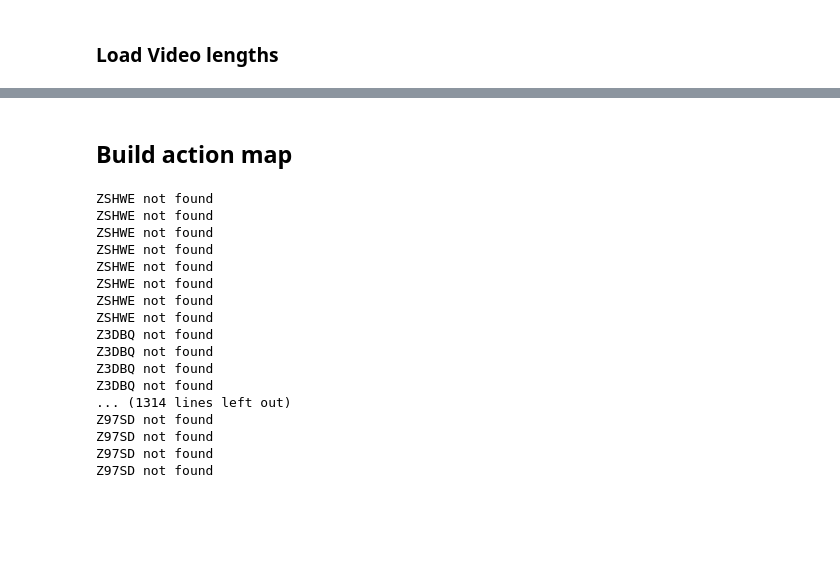
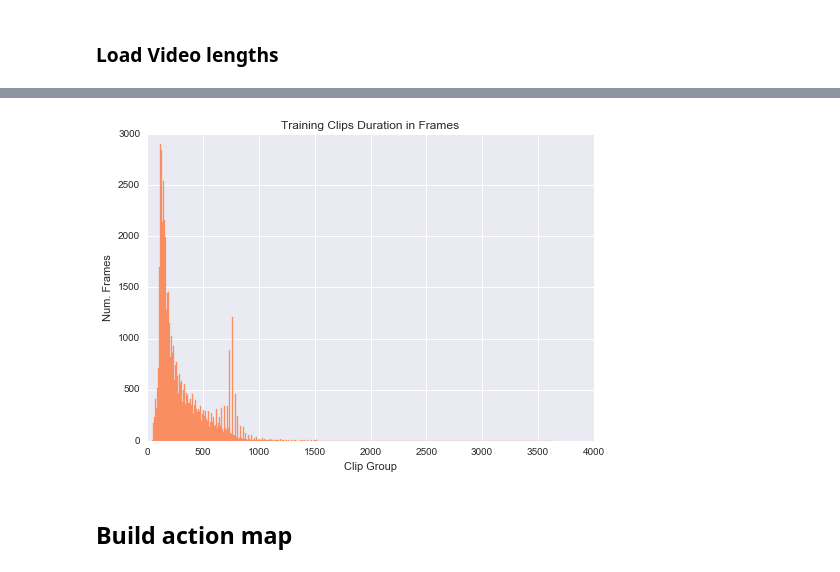
Before and after one commit to salmedina/16824_FinalProject, a Jupyter notebook: notebooks/Charades Analysis.ipynb, the cells around one changed output, grey strips where cells are left out. Cells and saved outputs as stored; diff of their text form; code cells hidden in the pictures; blank space fills up the shorter version.

Commit message:
update charades notebook

```diff
--- a/notebooks/Charades Analysis.ipynb
+++ b/notebooks/Charades Analysis.ipynb
@@ -165,3 +200,12 @@ Var len:  48582.6645397
+# %%
+plt.clf()
+plt.hist(clip_lengths, color=palette[1], edgecolor=palette[1], bins=400) #~100 per bin
+plt.xlabel('Clip Group')
+plt.ylabel('Num. Frames')
+plt.title('Training Clips Duration in Frames')
+plt.show()
+# %% [output]
+[figure, added]
 # %% [markdown]
 ## Build action map
 # %%
@@ -170,43 +214,25 @@ verb_csv_rdr = csv.reader(open(verb_map_path), delimiter=' ')
 for action_id, _, verb_id in verb_csv_rdr:
     action_verb_map[action_id] = verb_id
 # %%
-FPS = 24
-clips_save_path = '/Users/zal/CMU/Spring2017/16824/FinalProject/Data/charades/Action_Clips.csv'
-frame_clips_save_path = '/Users/zal/CMU/Spring2017/16824/FinalProject/Data/charades/Action_Clips_Frames.csv'
+clips_save_path = '../Data/charades/Action_Clips.csv'
+train_clips_save_path = '../src/data/Train_Clips_Frames.csv'
+test_clips_save_path = '../src/data/Test_Clips_Frames.csv'
 
-clips_save_file = open(clips_save_path, 'w')
-for clip in actions_list:
-    line_output = '%s,%0.3f,%0.3f,%0.3f,%s\n'%(clip[0], clip[2], clip[3], clip[4], clip[1])
-    clips_save_file.write(line_output)
+def save_clip_list(save_path, clip_list, fps=24):
+    clips_save_file = open(save_path, 'w')
+    for clip in clip_list:
+        video_id = clip[0]
+        class_id = action_verb_map[clip[1]]
+        start_frame = int(clip[2]*fps)
+        end_frame = int(clip[3]*fps)
+        if video_id in video_length_map:
+            if video_length_map[video_id] < end_frame:
+                end_frame = video_length_map[video_id]
+        else:
+            print '{} not found'.format(video_id)
 
-frame_clips_save_file = open(frame_clips_save_path, 'w')
-for clip in actions_list:
-    video_id = clip[0]
-    start_frame = int(clip[2]*FPS)
-    end_frame = int(clip[3]*FPS)
-    if video_id in video_lengths:
-        if video_length_map[video_id] < end_frame:
-            end_frame = video_length_map[video_id]
-    else:
-        print '{} not found'.format(video_id)
-    class_id = action_verb_map[clip[1]]
-    line_output = '%s,%d,%d,%d,%s\n'%(video_id, start_frame, end_frame , end_frame - start_frame, class_id)
-    frame_clips_save_file.write(line_output)
+        line_output = '%s,%d,%d,%d,%s\n'%(video_id, start_frame, end_frame , end_frame - start_frame, class_id)
+        clips_save_file.write(line_output)
+
+save_clip_list(train_clips_save_path, train_list)
+save_clip_list(test_clips_save_path, test_list)
-# %% [output]
-ZSHWE not found
-ZSHWE not found
-ZSHWE not found
-ZSHWE not found
-ZSHWE not found
-ZSHWE not found
-ZSHWE not found
-ZSHWE not found
-Z3DBQ not found
-Z3DBQ not found
-Z3DBQ not found
-Z3DBQ not found
-... (1314 lines left out)
-Z97SD not found
-Z97SD not found
-Z97SD not found
-Z97SD not found
```
Also changed, not shown: parts of 5 cells of this notebook.
